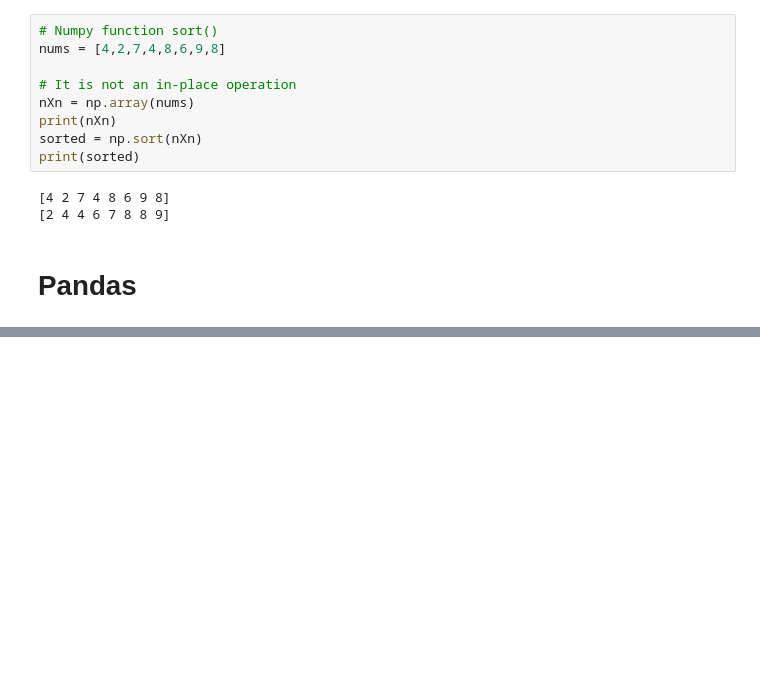
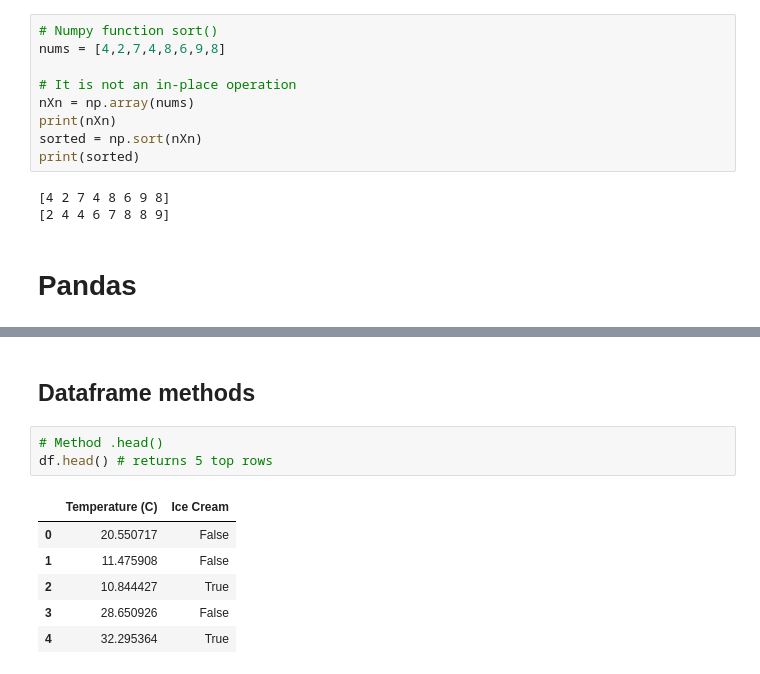
Before and after one commit to vera-rykalina/DeepLearning-MXC, a Jupyter notebook: Functions.ipynb, the cells around one changed output, grey strips where cells are left out. Drawn from its saved outputs; the diff is of its cells as text; blank space fills up the shorter version.

```diff
--- a/Functions.ipynb
+++ b/Functions.ipynb
@@ -132,0 +206,12 @@ import pandas as pd
+# %% [markdown]
+## Dataframe methods
+# %%
+# Method .head()
+df.head() # returns 5 top rows
+# %% [output]
+|  | Temperature (C) | Ice Cream |
+| 0 | 20.550717 | False |
+| 1 | 11.475908 | False |
+| 2 | 10.844427 | True |
+| 3 | 28.650926 | False |
+| 4 | 32.295364 | True |
```
Also changed, not shown: parts of 16 cells of this notebook.
